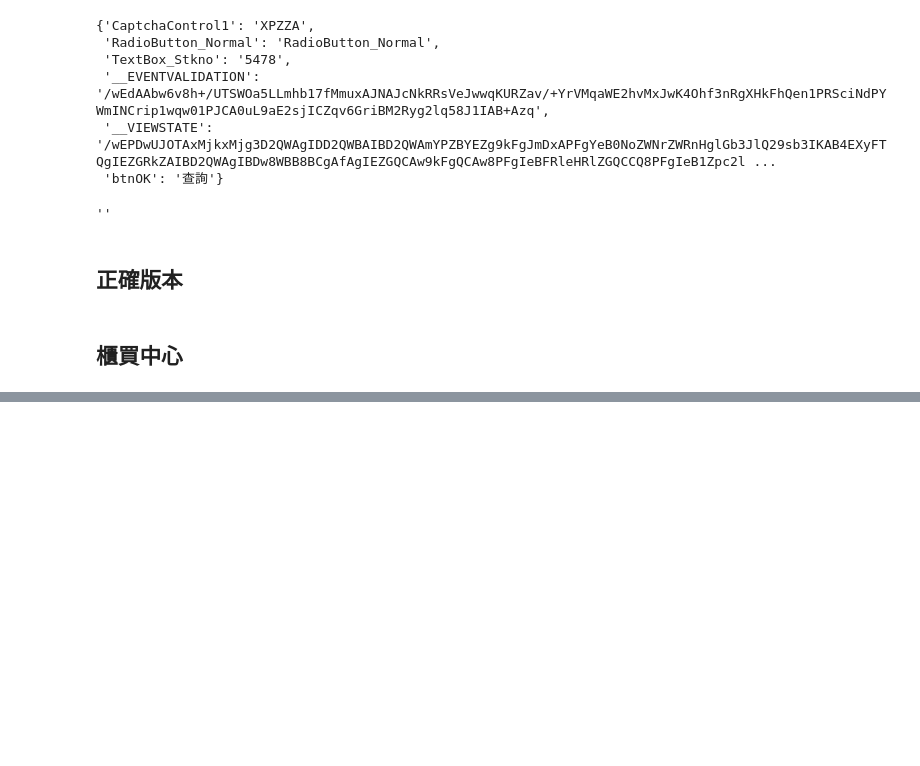
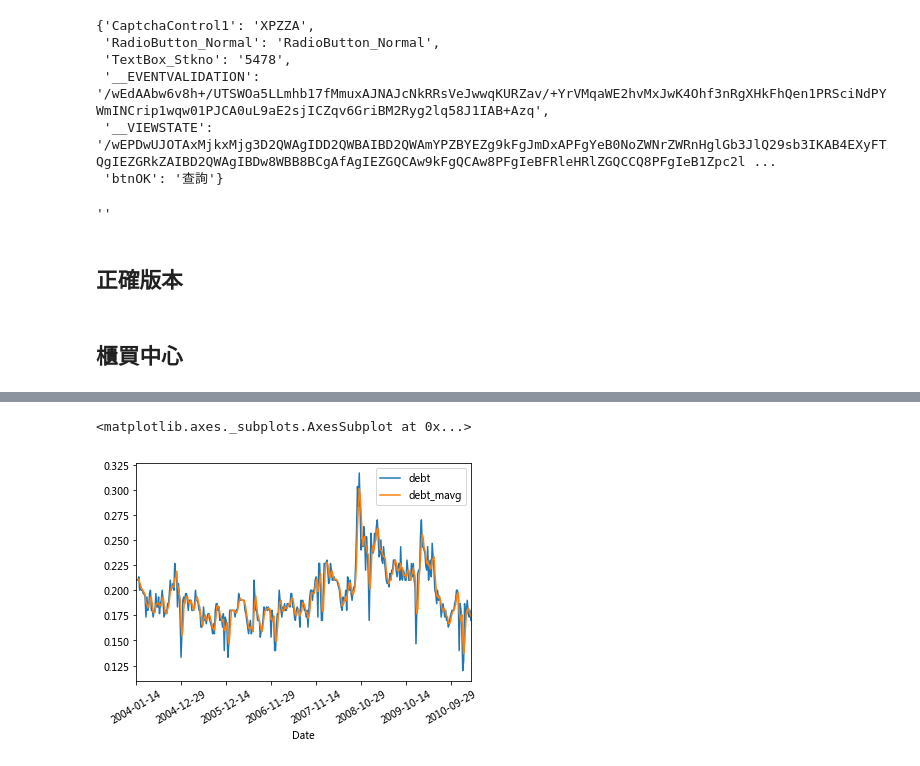
Before and after one commit to ywchiu/pyfinance, a Jupyter notebook: Demo20170430_afternoon.ipynb, the cells around one changed output, grey strips where cells are left out. Saved outputs shown, nothing was run; the diff lists cells and outputs as text; code cells hidden in the pictures; blank space fills up the shorter version.

```diff
--- a/Demo20170430_afternoon.ipynb
+++ b/Demo20170430_afternoon.ipynb
@@ -223,0 +250,2 @@ with open('4120.csv', 'wb') as f:
+# %%
+data['debt_mavg'] = data['debt'].rolling(window= 3).mean()
@@ -223,0 +262,5 @@ with open('4120.csv', 'wb') as f:
+# %%
+data[['debt', 'debt_mavg']].plot(kind = 'line', rot=30)
+# %% [output]
+<matplotlib.axes._subplots.AxesSubplot at 0x...>
+[figure, added]
```
Also changed, not shown: parts of 23 cells of this notebook.
